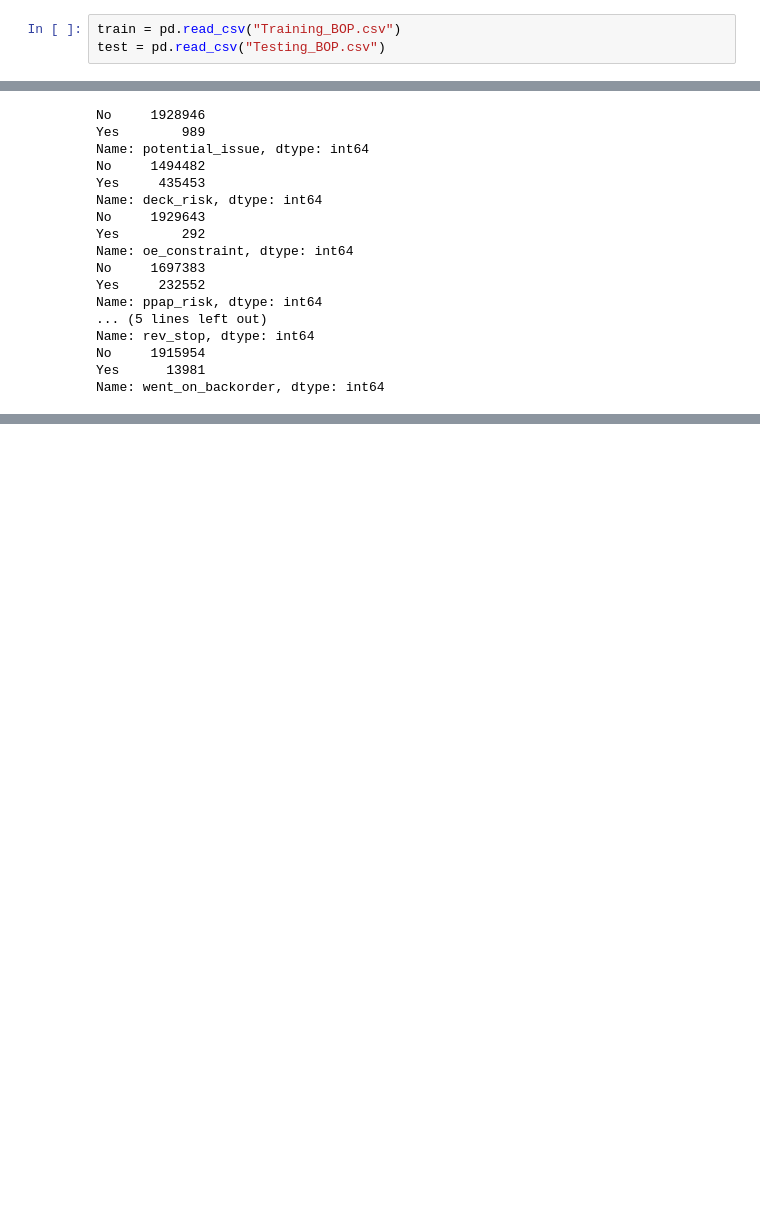
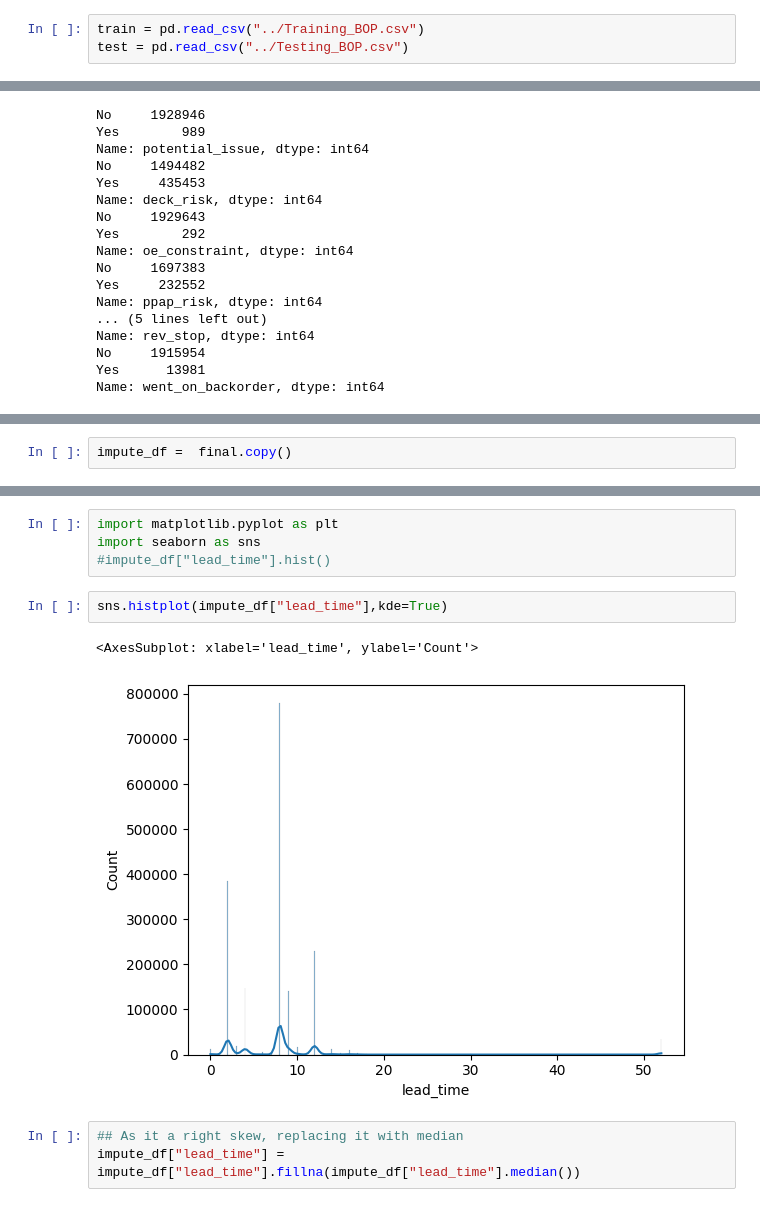
Before and after one commit to Lohith-LV/BOP_GIT, a Jupyter notebook: file_management.ipynb, the cells around one changed output, grey strips where cells are left out. Saved outputs shown, nothing was run; the diff lists cells and outputs as text; blank space fills up the shorter version.

```diff
--- a/file_management.ipynb
+++ b/file_management.ipynb
@@ -5,6 +6,6 @@ import matplotlib.pyplot as plt
 # %%
-train = pd.read_csv("Training_BOP.csv")
-test = pd.read_csv("Testing_BOP.csv")
+train = pd.read_csv("../Training_BOP.csv")
+test = pd.read_csv("../Testing_BOP.csv")
 # %%
 train.shape
 # %% [output]
@@ -322,0 +308,2 @@ s
+# %%
+impute_df =  final.copy()
@@ -322,0 +369,12 @@ s
+# %%
+import matplotlib.pyplot as plt
+import seaborn as sns
+#impute_df["lead_time"].hist()
+# %%
+sns.histplot(impute_df["lead_time"],kde=True)
+# %% [output]
+<AxesSubplot: xlabel='lead_time', ylabel='Count'>
+[figure, added]
+# %%
+## As it a right skew, replacing it with median
+impute_df["lead_time"] = impute_df["lead_time"].fillna(impute_df["lead_time"].median())
```
Also changed, not shown: parts of 14 cells of this notebook.
